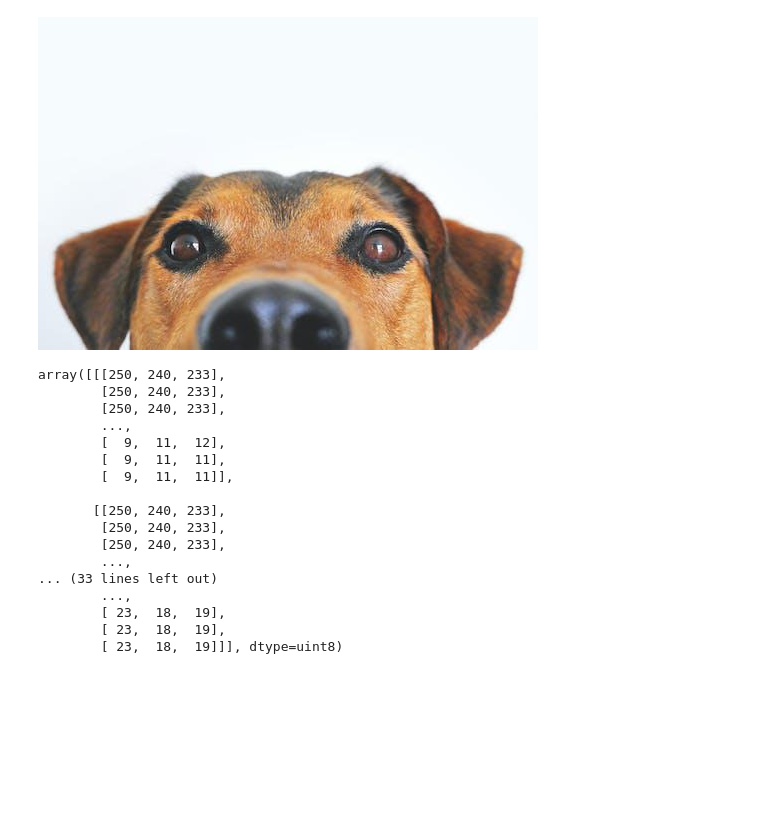
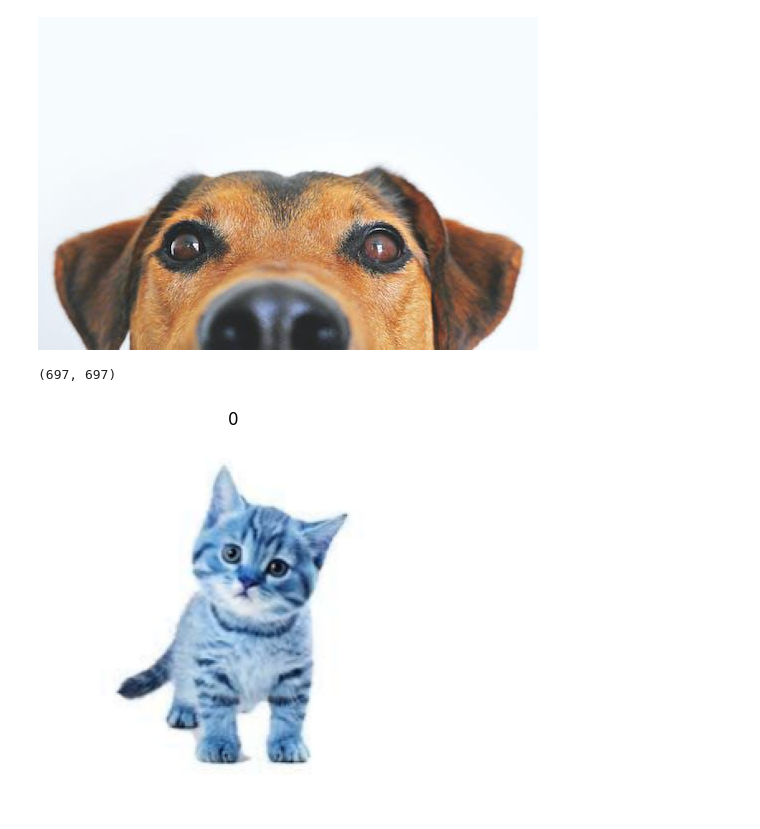
Before and after one commit to upflairs-pvt-ltd/1st_june_data_science, a Jupyter notebook: CNN/image_classification.ipynb, the cells around one changed output. Drawn from its saved outputs; the diff is of its cells as text; code cells hidden in the pictures; blank space fills up the shorter version.

```diff
--- a/CNN/image_classification.ipynb
+++ b/CNN/image_classification.ipynb
@@ -77,6 +92,6 @@ pwd
 # %%
 path_dict = {'cats':[],'dogs':[]}
-image_folder_path ="./Data/images"
+image_folder_path =r"C:\Users\Ranjit\Desktop\1st_june_data_science\CNN\Data\images"
 for dire in os.listdir(image_folder_path):
     directory_path = os.path.join(image_folder_path,dire)
     for image_name in os.listdir(directory_path):
@@ -94,25 +109,34 @@ Image.open(path_dict['dogs'][11])
 
 # np.array(Image.open(path_dict['cats'][2]))
 # %%
-cv2.imread(path_dict['cats'][2])
-
-x = []    # <=== images
-y =  []   # <== cat
+x = []
+y = []
+for key,ls_path in  path_dict.items():
+    for path in ls_path:
+        img_arr = cv2.imread(path)
+        resized_img = cv2.resize(img_arr,(224,224))
+        x.append(resized_img)
+        y.append(key)
-# %% [output]
-array([[[250, 240, 233],
-        [250, 240, 233],
-        [250, 240, 233],
-        ...,
-        [  9,  11,  12],
-        [  9,  11,  11],
-        [  9,  11,  11]],
-
-       [[250, 240, 233],
-        [250, 240, 233],
-        [250, 240, 233],
-        ...,
-... (33 lines left out)
-        ...,
-        [ 23,  18,  19],
-        [ 23,  18,  19],
-        [ 23,  18,  19]]], dtype=uint8)
+# %%
+len(x) , len(y)
+# %% [output]
+(697, 697)
+# %%
+for i in range(len(y)):
+    if y[i]=='cats':
+        y[i]=0
+    else:
+        y[i]=1
+# %%
+x = np.array(x)
+y = np.array(y)
+# %%
+def img_render(position):
+    plt.imshow(x[position])
+    plt.title(y[position])
+    plt.axis('off')
+    plt.show()
+
+img_render(36)
+# %% [output]
+[figure, added]
```
Also changed, not shown: parts of 24 cells of this notebook.
